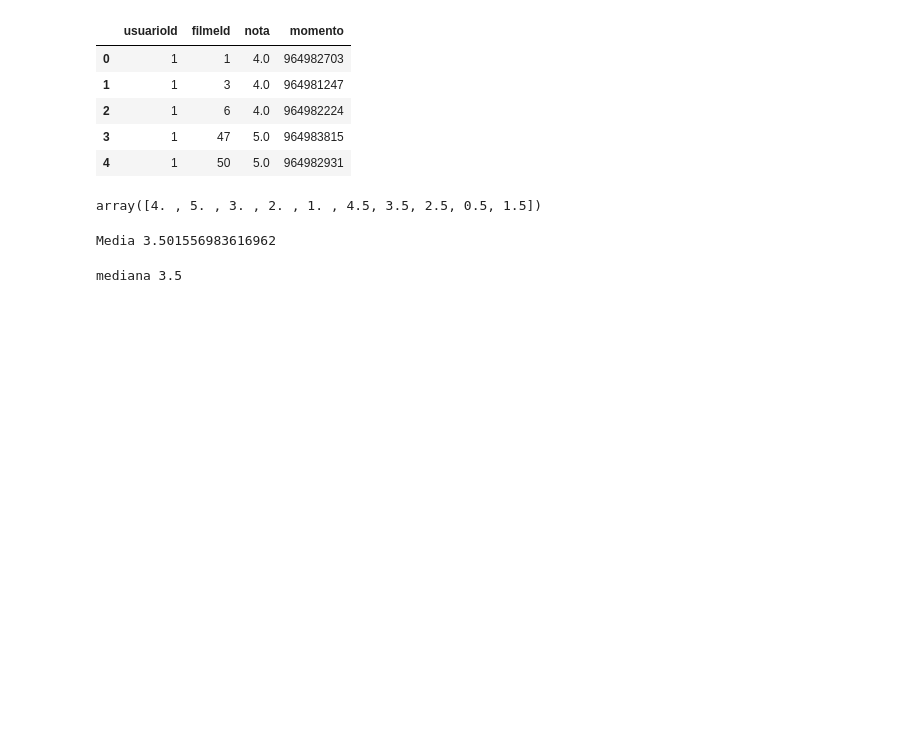
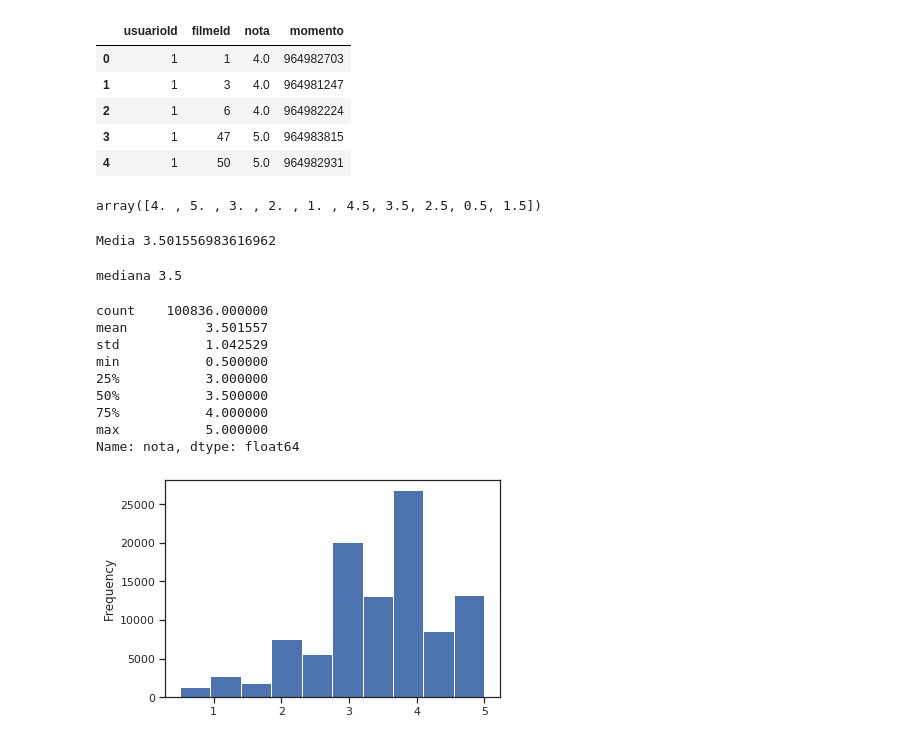
Before and after one commit to DiegoVialle/Data-Science-Primeiros-Passos, a Jupyter notebook: Introdução_a_Data_Science.ipynb, the cells around one changed output. Cells and saved outputs as stored; diff of their text form; code cells hidden in the pictures; blank space fills up the shorter version.

```diff
--- a/Introdução_a_Data_Science.ipynb
+++ b/Introdução_a_Data_Science.ipynb
@@ -36,3 +36,17 @@ Media 3.501556983616962
 print('mediana', notas.nota.median())
 # %% [output]
 mediana 3.5
+# %%
+notas.nota.plot(kind='hist')
+notas.nota.describe()
+# %% [output]
+count    100836.000000
+mean          3.501557
+std           1.042529
+min           0.500000
+25%           3.000000
+50%           3.500000
+75%           4.000000
+max           5.000000
+Name: nota, dtype: float64
+[figure, added]
```
Also changed, not shown: parts of 32 cells of this notebook.
